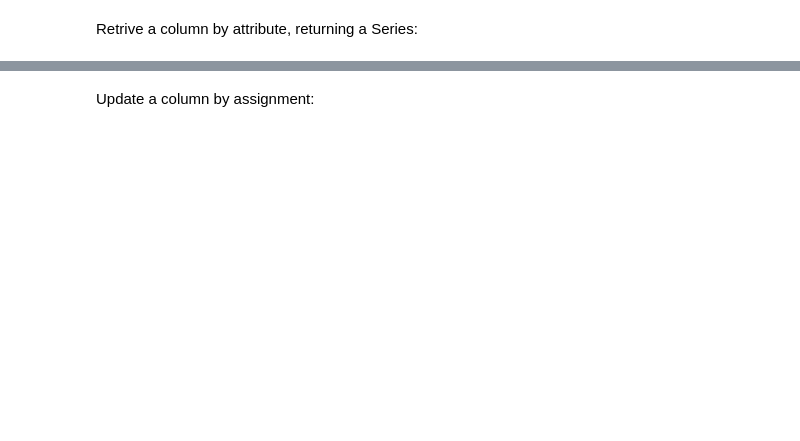
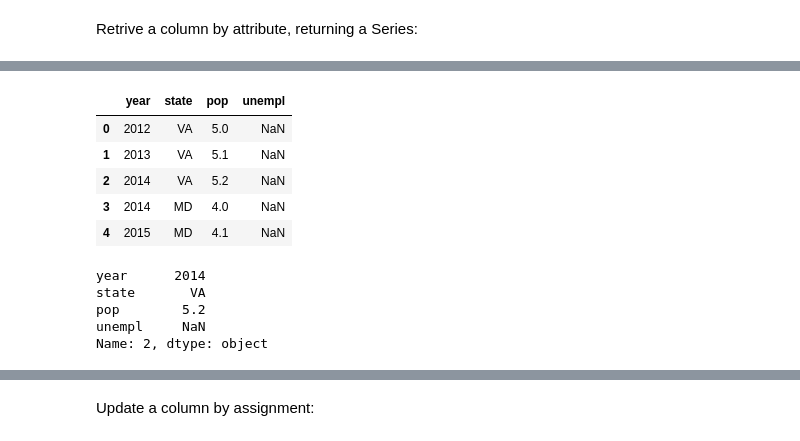
Before and after one commit to gaoshangdeakin/SIT384-Jupyter, a Jupyter notebook: SIT384P03B-Pandas.ipynb, the cells around one changed output, grey strips where cells are left out. Saved outputs shown, nothing was run; the diff lists cells and outputs as text; code cells hidden in the pictures; blank space fills up the shorter version.

```diff
--- a/SIT384P03B-Pandas.ipynb
+++ b/SIT384P03B-Pandas.ipynb
@@ -173,2 +310,19 @@ df_3.iloc[:,2]
+# %%
+display(df_3)
+df_3.iloc[:,2]
+df_3.loc[1,:]
+df_3.iloc[2,:]
+# %% [output]
+|  | year | state | pop | unempl |
+| 0 | 2012 | VA | 5.0 | NaN |
+| 1 | 2013 | VA | 5.1 | NaN |
+| 2 | 2014 | VA | 5.2 | NaN |
+| 3 | 2014 | MD | 4.0 | NaN |
+| 4 | 2015 | MD | 4.1 | NaN |
+year      2014
+state       VA
+pop        5.2
+unempl     NaN
+Name: 2, dtype: object
 # %%
 df_3.ix[0]
```
Also changed, not shown: parts of 125 cells of this notebook, 1 other file.
